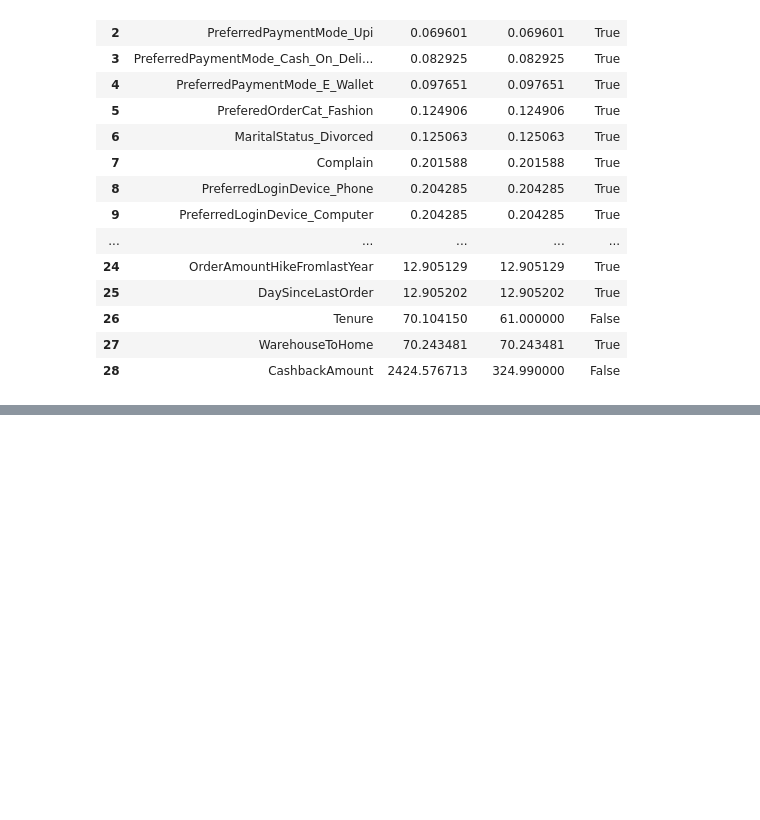
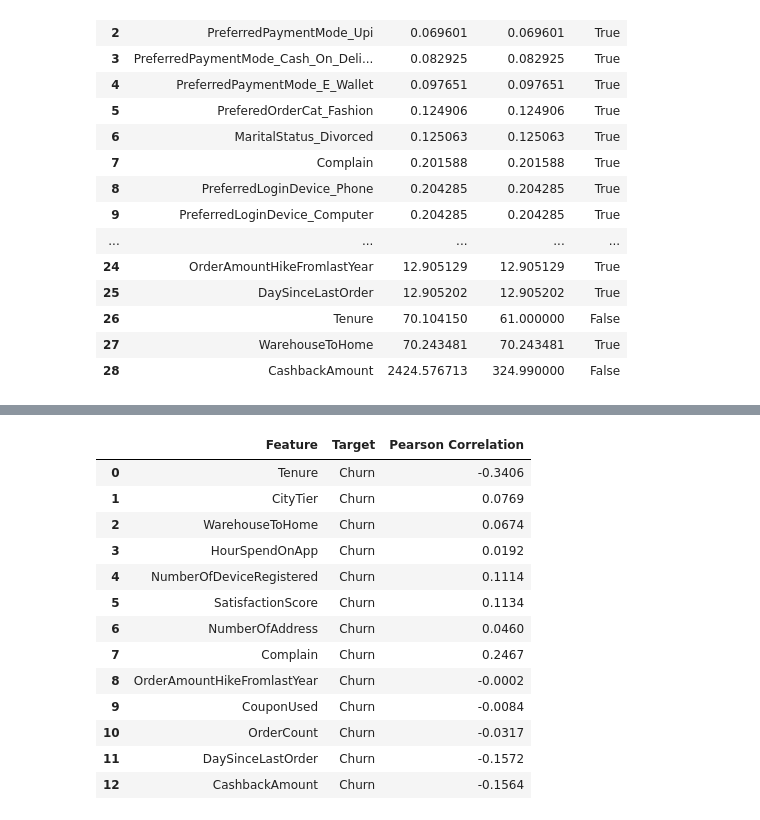
Before and after one commit to DrishtiNigam1928/CUSTOMER_CHURN, a Jupyter notebook: notebooks/main_analysis.ipynb, the cells around one changed output, grey strips where cells are left out. Saved outputs shown, nothing was run; the diff lists cells and outputs as text; code cells hidden in the pictures; blank space fills up the shorter version.

```diff
--- a/notebooks/main_analysis.ipynb
+++ b/notebooks/main_analysis.ipynb
@@ -1302,0 +1365,39 @@ merged_check[["Feature", "Variance", "Lib Variance", "Match"]]
+# %%
+# M2: Feature-Target Correlation
+
+feature_target_results = []
+
+for feature in pearson_features:
+
+    x = df_cleaned[feature].tolist()
+    y = df_cleaned[target_col].tolist()
+
+    correlation = calc_pearson(x, y)
+
+    feature_target_results.append({
+        "Feature": feature,
+        "Target": target_col,
+        "Pearson Correlation": correlation
+    })
+
+feature_target_table = pd.DataFrame(feature_target_results)
+
+feature_target_table["Pearson Correlation"] = \
+    feature_target_table["Pearson Correlation"].round(4)
+
+display(feature_target_table)
+# %% [output]
+|  | Feature | Target | Pearson Correlation |
+| 0 | Tenure | Churn | -0.3406 |
+| 1 | CityTier | Churn | 0.0769 |
+| 2 | WarehouseToHome | Churn | 0.0674 |
+| 3 | HourSpendOnApp | Churn | 0.0192 |
+| 4 | NumberOfDeviceRegistered | Churn | 0.1114 |
+| 5 | SatisfactionScore | Churn | 0.1134 |
+| 6 | NumberOfAddress | Churn | 0.0460 |
+| 7 | Complain | Churn | 0.2467 |
+| 8 | OrderAmountHikeFromlastYear | Churn | -0.0002 |
+| 9 | CouponUsed | Churn | -0.0084 |
+| 10 | OrderCount | Churn | -0.0317 |
+| 11 | DaySinceLastOrder | Churn | -0.1572 |
+| 12 | CashbackAmount | Churn | -0.1564 |
```
Also changed, not shown: parts of 29 cells of this notebook.
